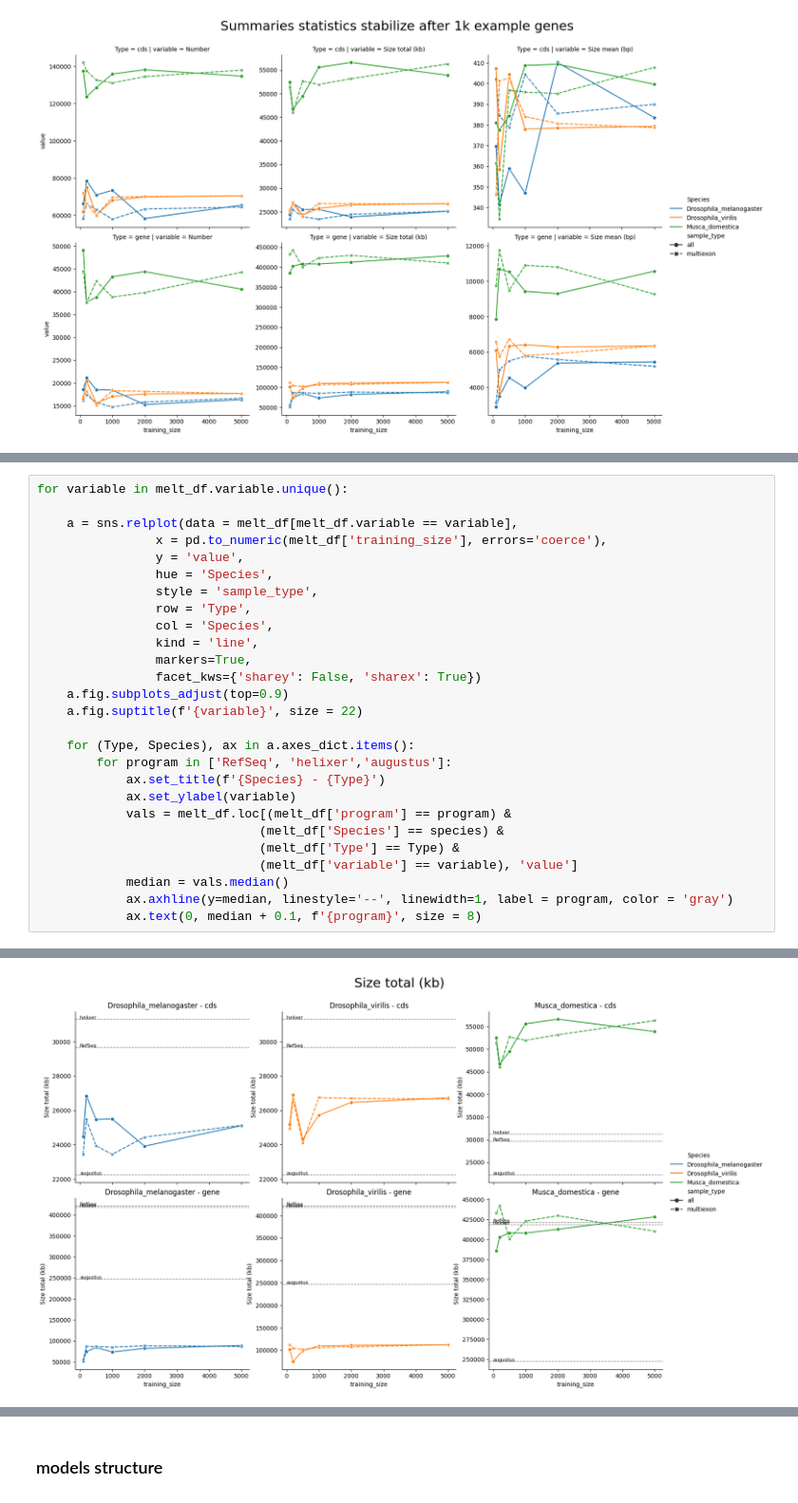
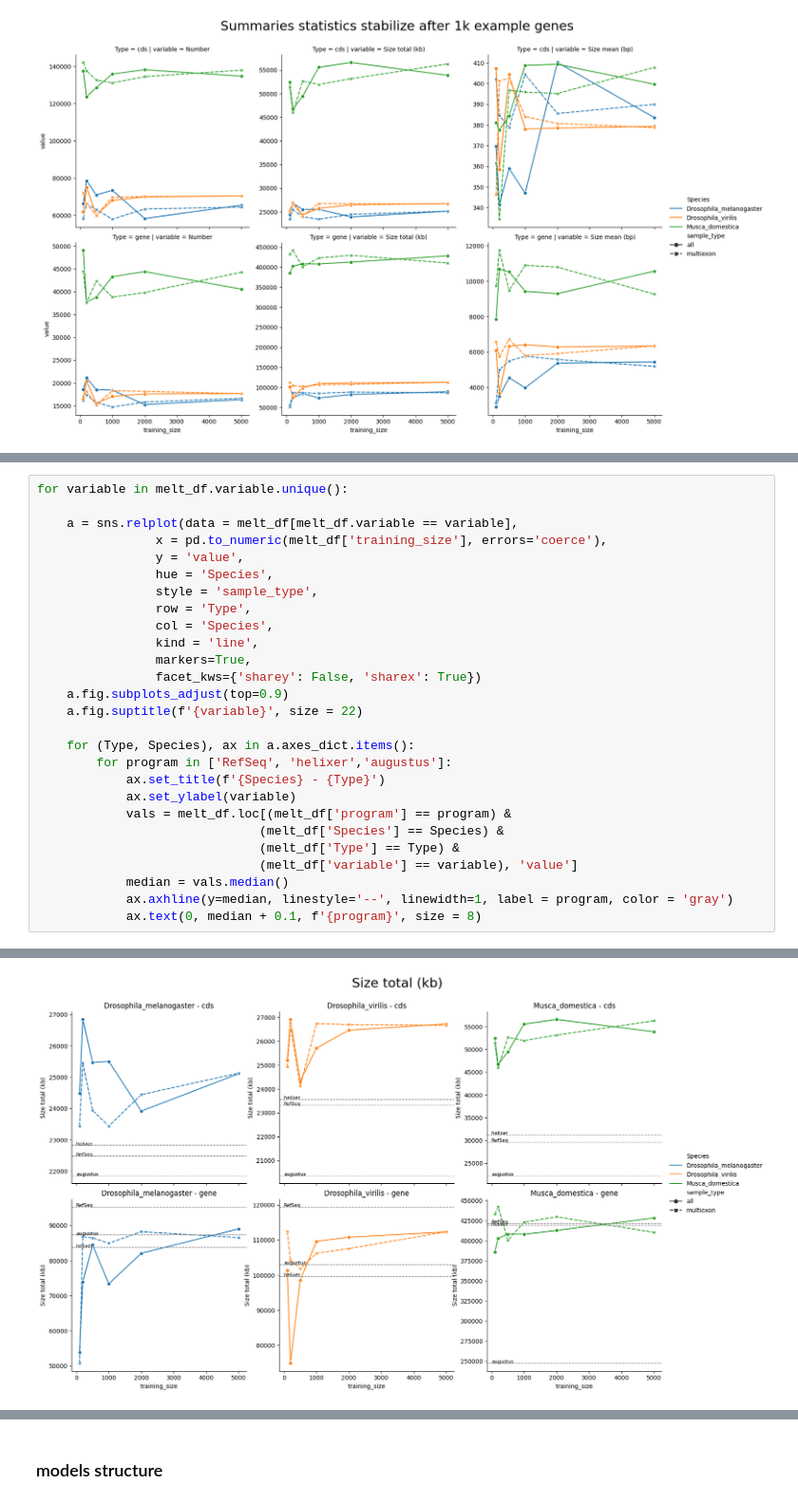
Before and after one commit to Janek21/geneid-training, a Jupyter notebook: notebooks/08_trainingset_titration.ipynb, the cells around one changed output, grey strips where cells are left out. Shown at 95% size. Cells and saved outputs as stored; diff of their text form.

```diff
--- a/notebooks/08_trainingset_titration.ipynb
+++ b/notebooks/08_trainingset_titration.ipynb
@@ -779,7 +787,7 @@ for variable in melt_df.variable.unique():
             ax.set_title(f'{Species} - {Type}')
             ax.set_ylabel(variable)
             vals = melt_df.loc[(melt_df['program'] == program) &
-                              (melt_df['Species'] == species) &
+                              (melt_df['Species'] == Species) &
                               (melt_df['Type'] == Type) &
                               (melt_df['variable'] == variable), 'value']
             median = vals.median()
@@ -790 +798 @@ for variable in melt_df.variable.unique():
-[figure, old version]
+[figure, new version]
```
Also changed, not shown: parts of 22 cells of this notebook.
